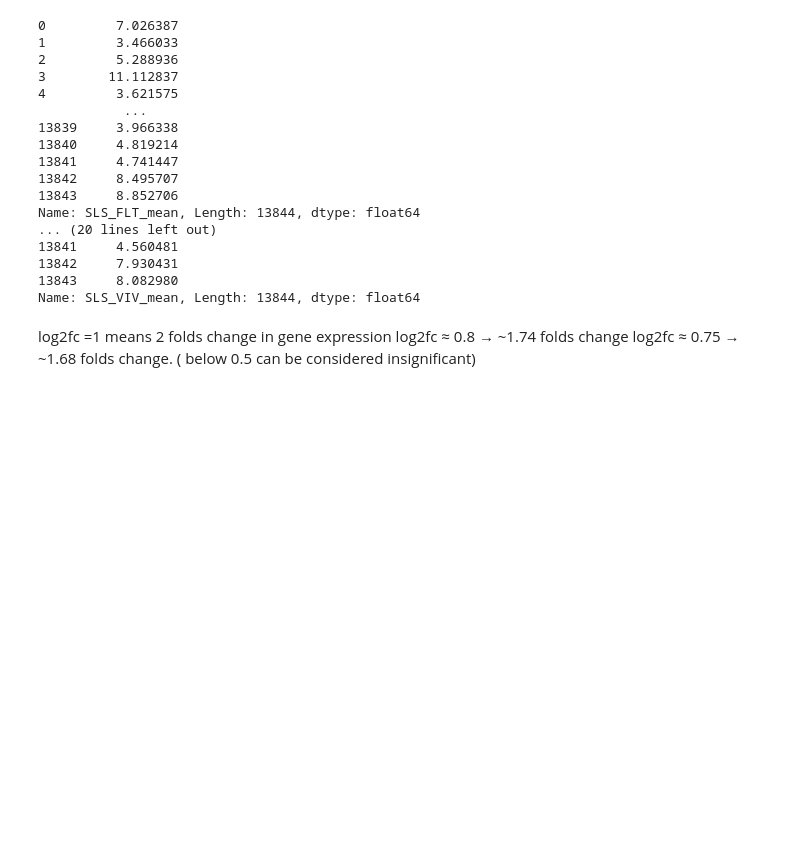
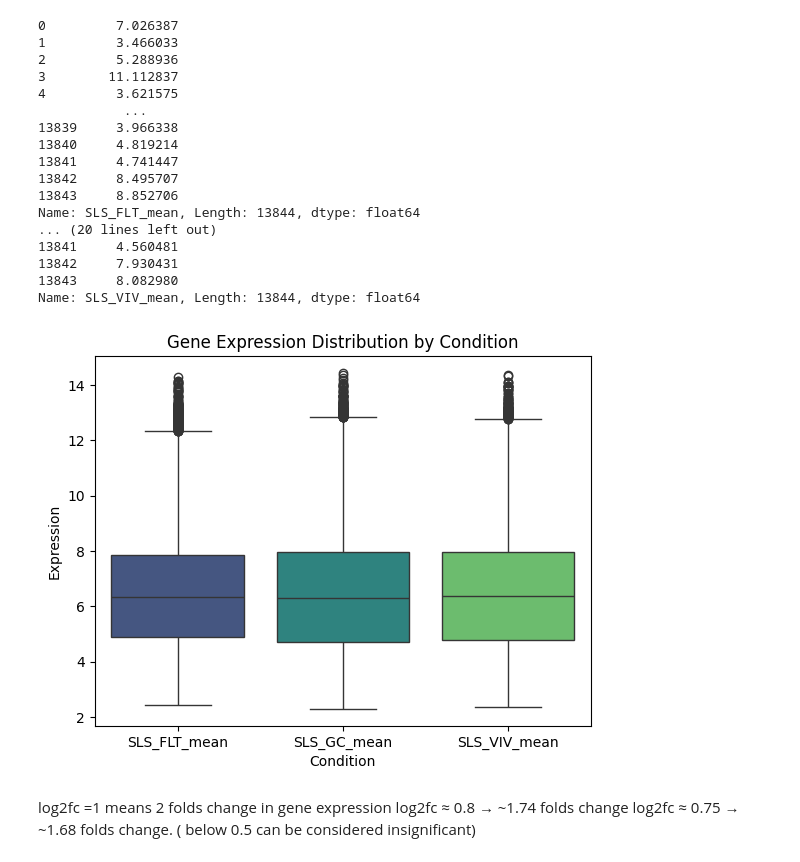
Before and after one commit to Ishtikaa/DGE-analysis-in-microgravity-for-biomarkers-of-muscle-atrophy, a Jupyter notebook: dge.ipynb, the cells around one changed output. Cells and saved outputs as stored; diff of their text form; code cells hidden in the pictures; blank space fills up the shorter version.

Commit message:
mean boxplot

```diff
--- a/dge.ipynb
+++ b/dge.ipynb
@@ -134,6 +134,14 @@ Name: SLS_FLT_mean, Length: 13844, dtype: float64
 13842     7.930431
 13843     8.082980
 Name: SLS_VIV_mean, Length: 13844, dtype: float64
+# %%
+#Creating box plots of Mean values of each condition
+melted= filtered[['SLS_FLT_mean', 'SLS_GC_mean', 'SLS_VIV_mean']].melt(var_name='Condition', value_name='Expression')
+sns.boxplot(x='Condition', y='Expression', hue='Condition', palette="viridis", data=melted)
+plt.title("Gene Expression Distribution by Condition")
+plt.show()
+# %% [output]
+[figure, added]
 # %% [markdown]
 log2fc =1 means 2 folds change in gene expression
 log2fc ≈ 0.8 → ~1.74 folds change
```
